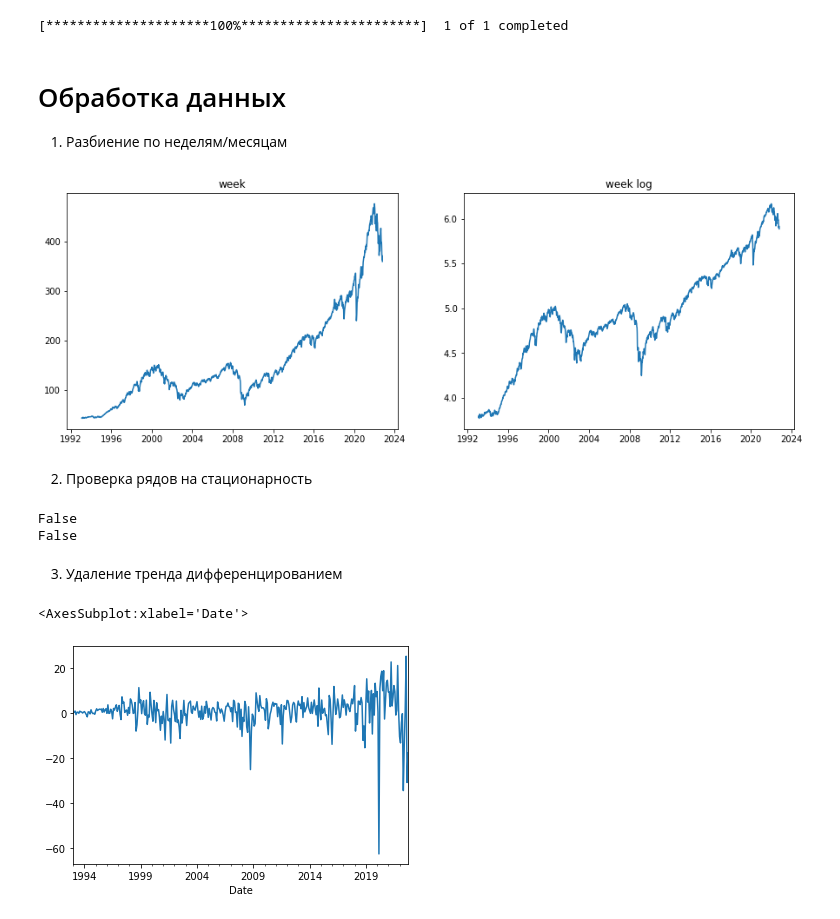
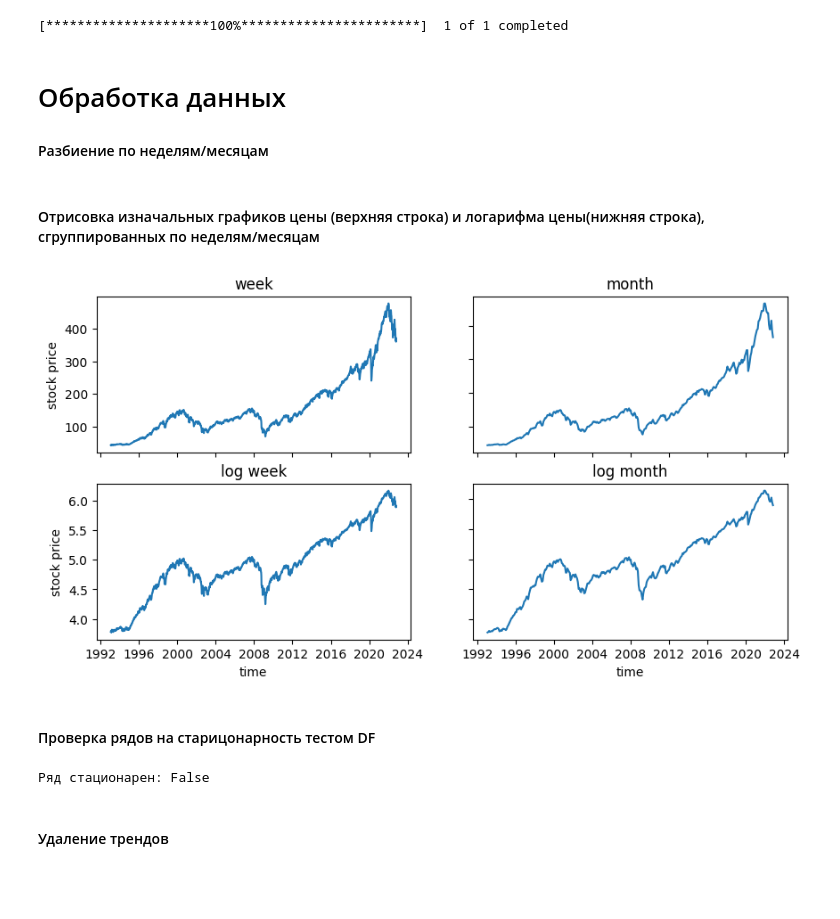
Before and after one commit to mokaruuns/education_itmo, a Jupyter notebook: da/lab2/01.ipynb, the cells around one changed output. Saved outputs shown, nothing was run; the diff lists cells and outputs as text; code cells hidden in the pictures; blank space fills up the shorter version.

```diff
--- a/da/lab2/01.ipynb
+++ b/da/lab2/01.ipynb
@@ -68,27 +65,35 @@ df = yf.download('SPY')
 # %% [markdown]
 # Обработка данных
-1. Разбиение по неделям/месяцам
+#### Разбиение по неделям/месяцам
 # %%
-df_week = df.groupby(pd.Grouper(freq="1W")).mean()
-row_week = df_week.Close
-df_month = df.groupby(pd.Grouper(freq="1M")).mean()
-row_mount = df_month.Close
+week_series = df.groupby(pd.Grouper(freq="1W")).mean().Close
+month_series = df.groupby(pd.Grouper(freq="1M")).mean().Close
-# %%
-fig, (ax1, ax2) = plt.subplots(1, 2, figsize=(15, 5))
-ax1.set_title("week")
-ax1.plot(row_week)
-ax2.set_title("week log")
-ax2.plot(np.log(row_week))
-fig.show()
-# %% [output]
-[figure, removed]
+# %% [markdown]
+#### Отрисовка изначальных графиков цены (верхняя строка) и логарифма цены(нижняя строка), сгруппированных по неделям/месяцам
+# %%
+fig, axs = plt.subplots(2, 2, figsize=(10, 5))
+axs[0, 0].set_title("week")
+axs[0, 0].plot(week_series)
+axs[0, 1].set_title("month")
+axs[0, 1].plot(month_series)
+
+axs[1, 0].set_title("log week")
+axs[1, 0].plot(np.log(week_series))
+axs[1, 1].set_title("log month")
+axs[1, 1].plot(np.log(month_series))
+
+for ax in axs.flat:
+    ax.set(xlabel='time', ylabel='stock price')
+
+for ax in axs.flat:
+    ax.label_outer()
+# %% [output]
+[figure, added]
 # %% [markdown]
-2. Проверка рядов на стационарность
+#### Проверка рядов на старицонарность тестом DF
-# %%
-print(stationarity_test(row_week))
-print(stationarity_test(np.log(row_week)))
-# %% [output]
-False
-False
-# %% [markdown]
-3. Удаление тренда дифференцированием
+# %%
+print('Ряд стационарен: {}'.format(df_stationary_test(month_series)))
+# %% [output]
+Ряд стационарен: False
+# %% [markdown]
+#### Удаление трендов
@@ -95,6 +102,2 @@ False
 # %%
-dd = row_mount.diff(periods=1)
-dd.plot()
+d_month_series = month_series_ln.diff(periods=1).dropna()
-# %% [output]
-<AxesSubplot:xlabel='Date'>
-[figure, removed]
```
Also changed, not shown: parts of 26 cells of this notebook.
